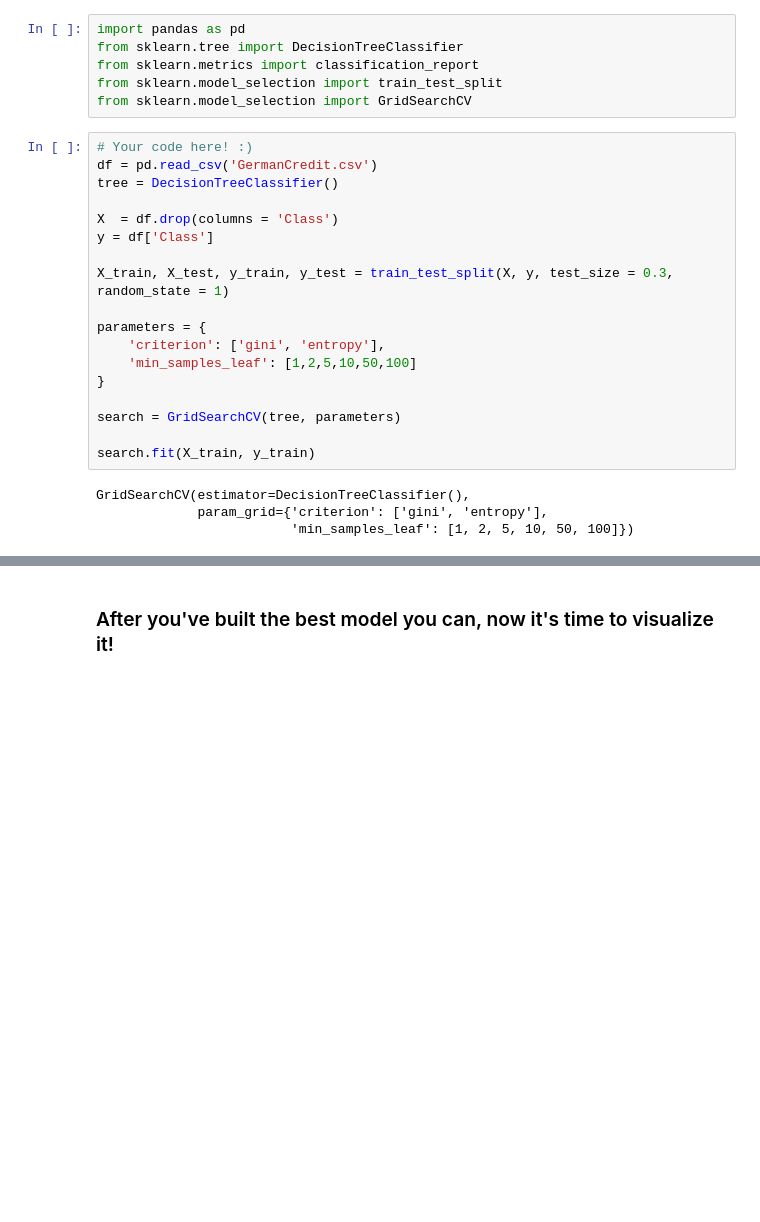
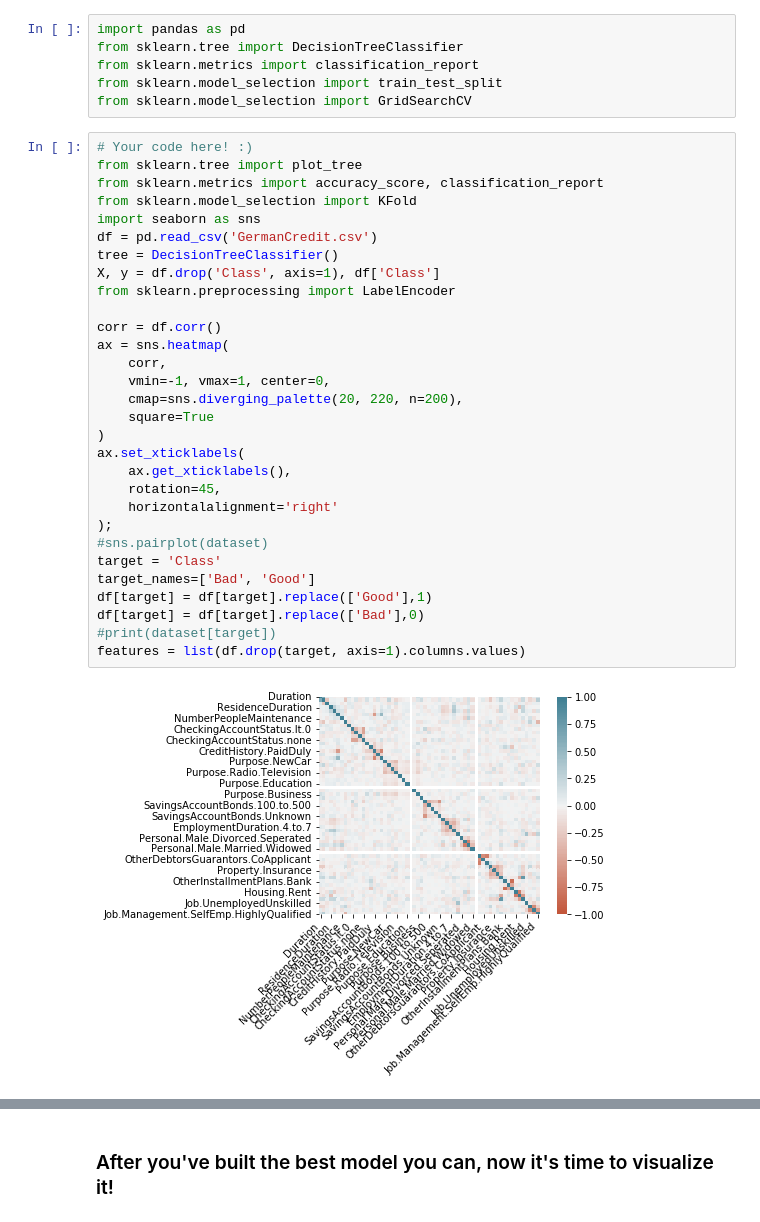
Before and after one commit to baz08/mec-mini-projects, a Jupyter notebook: mec-13.5.1-tree-based-algorithms-mini-project/Mini_Project_Tree-Based_Algorithms.ipynb, the cells around one changed output, grey strips where cells are left out. Cells and saved outputs as stored; diff of their text form; blank space fills up the shorter version.

```diff
--- a/mec-13.5.1-tree-based-algorithms-mini-project/Mini_Project_Tree-Based_Algorithms.ipynb
+++ b/mec-13.5.1-tree-based-algorithms-mini-project/Mini_Project_Tree-Based_Algorithms.ipynb
@@ -38,28 +38,38 @@ from sklearn.tree import DecisionTreeClassifier
 from sklearn.metrics import classification_report
 from sklearn.model_selection import train_test_split
 from sklearn.model_selection import GridSearchCV
-# %%
-# Your code here! :)
-df = pd.read_csv('GermanCredit.csv')
-tree = DecisionTreeClassifier()
-
-X  = df.drop(columns = 'Class')
-y = df['Class']
-
-X_train, X_test, y_train, y_test = train_test_split(X, y, test_size = 0.3, random_state = 1)
-
-parameters = {
-    'criterion': ['gini', 'entropy'],
-    'min_samples_leaf': [1,2,5,10,50,100]
-}
-
-search = GridSearchCV(tree, parameters)
-
-search.fit(X_train, y_train)
-# %% [output]
-GridSearchCV(estimator=DecisionTreeClassifier(),
-             param_grid={'criterion': ['gini', 'entropy'],
-                         'min_samples_leaf': [1, 2, 5, 10, 50, 100]})
+# %%
+# Your code here! :)
+from sklearn.tree import plot_tree
+from sklearn.metrics import accuracy_score, classification_report
+from sklearn.model_selection import KFold
+import seaborn as sns
+df = pd.read_csv('GermanCredit.csv')
+tree = DecisionTreeClassifier()
+X, y = df.drop('Class', axis=1), df['Class']
+from sklearn.preprocessing import LabelEncoder
+
+corr = df.corr()
+ax = sns.heatmap(
+    corr,
+    vmin=-1, vmax=1, center=0,
+    cmap=sns.diverging_palette(20, 220, n=200),
+    square=True
+)
+ax.set_xticklabels(
+    ax.get_xticklabels(),
+    rotation=45,
+    horizontalalignment='right'
+);
+#sns.pairplot(dataset)
+target = 'Class'
+target_names=['Bad', 'Good']
+df[target] = df[target].replace(['Good'],1)
+df[target] = df[target].replace(['Bad'],0)
+#print(dataset[target])
+features = list(df.drop(target, axis=1).columns.values)
+# %% [output]
+[figure, added]
 # %%
 print('Grid results:', search.cv_results_)
 print('best score: ', search.best_score_)
```
Also changed, not shown: parts of 14 cells of this notebook.
